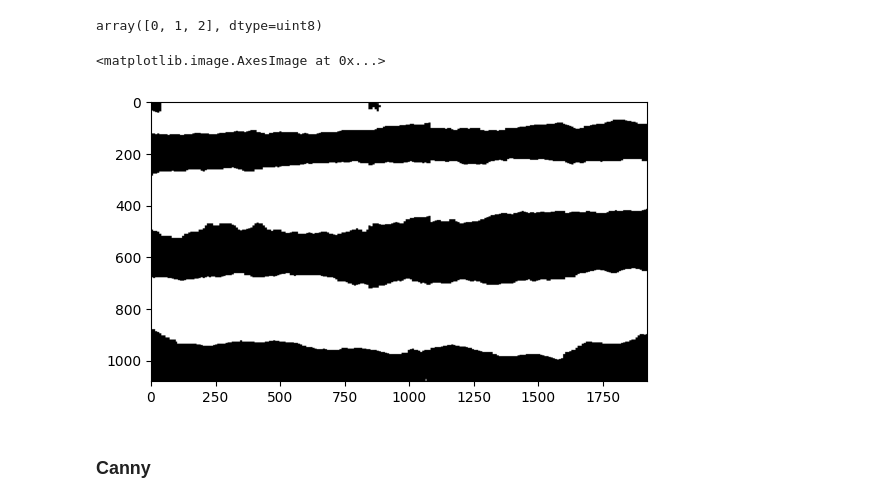
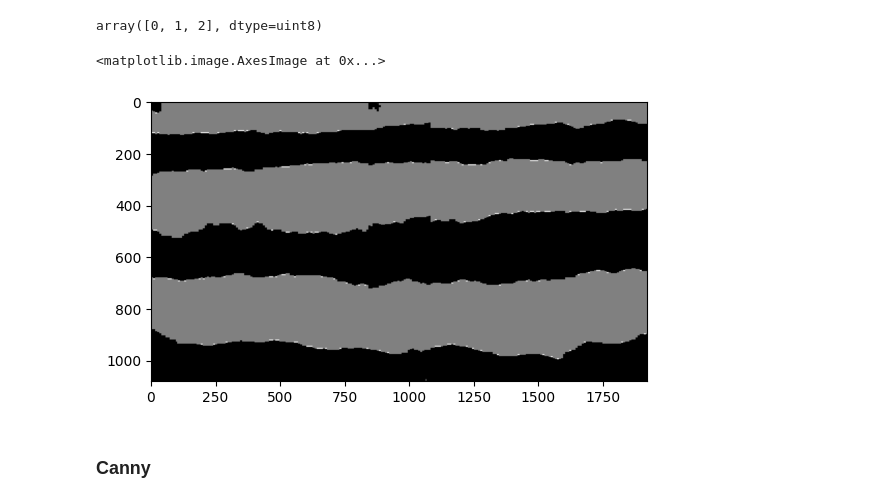
Before and after one commit to NagatoYuki0943/opencv-learn, a Jupyter notebook: python/15_Canny_find_boundaries.ipynb, the cells around one changed output. Cells and saved outputs as stored; diff of their text form; code cells hidden in the pictures.

```diff
--- a/python/15_Canny_find_boundaries.ipynb
+++ b/python/15_Canny_find_boundaries.ipynb
@@ -62,10 +62,10 @@ np.unique(image1)
 # %% [output]
 array([0, 1, 2], dtype=uint8)
 # %%
-plt.imshow(image1 * 255, cmap="gray")
+plt.imshow(image1, cmap="gray")
 # %% [output]
 <matplotlib.image.AxesImage at 0x...>
-[figure, old version]
+[figure, new version]
 # %% [markdown]
 ### Canny
 # %%
```
Also changed, not shown: parts of 6 cells of this notebook.
